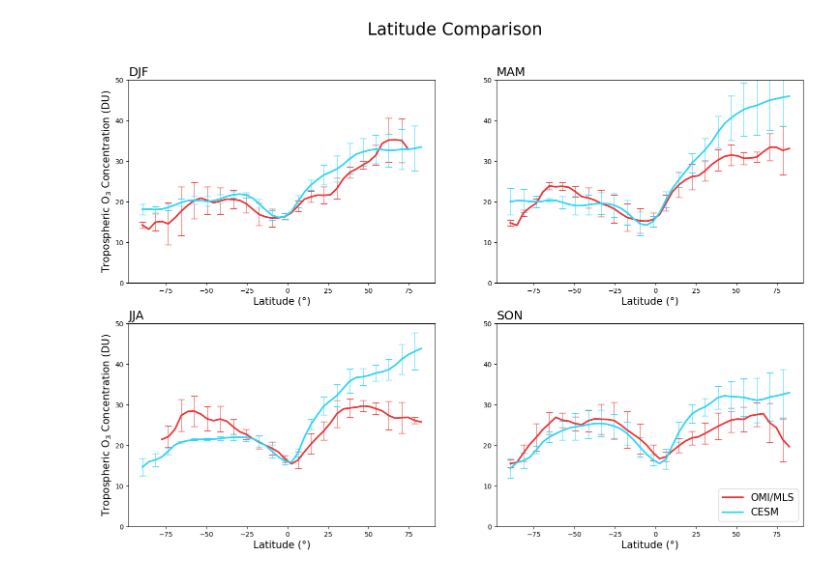
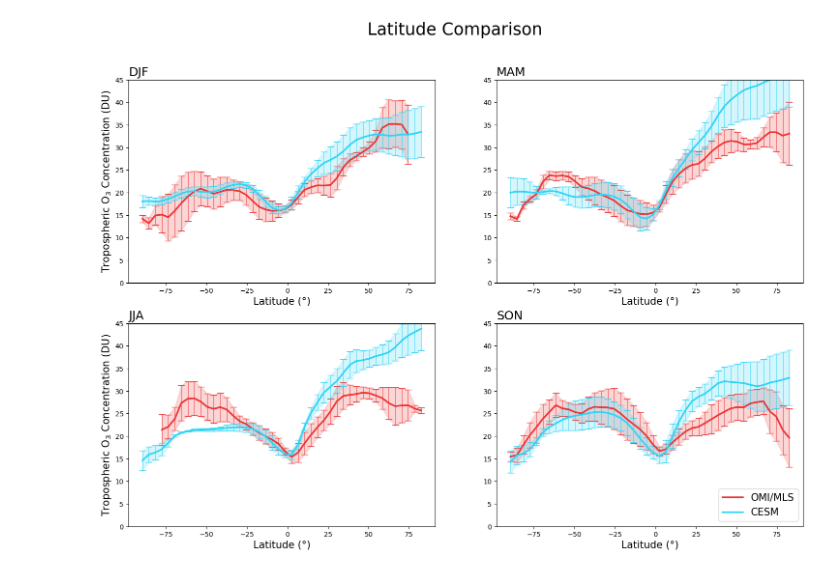
Before and after one commit to monikavc/SOARS_2025, a Jupyter notebook: Latitude_vs_Concentration.ipynb, the cells around one changed output. Cells and saved outputs as stored; diff of their text form; code cells hidden in the pictures.

Commit message:
More work on conversions and lat plot

```diff
--- a/Latitude_vs_Concentration.ipynb
+++ b/Latitude_vs_Concentration.ipynb
@@ -39,7 +39,7 @@ DU_CONVERSION = 2.69 * 10**16
 # %%
 ozone_column_seasonal = xr.dot(truncated_pdeldry, xp_const*truncated_ozone, dims='lev')
 # %%
-omi_mls_ds = xr.open_dataarray("/glade/u/home/mvoncyga/SOARS_2025/OMIMLS_300hpa_monthly_mean_2005_2024.nc")
+omi_mls_ds = xr.open_dataarray("/glade/u/home/mvoncyga/SOARS_2025/OMIMLS_300hpa_monthly_mean_2005_2024_full.nc")
 omi_mls_ds = omi_mls_ds.rename({'latitude': 'lat', 'longitude': 'lon'})
 
 # shifting lon to be 0-360
@@ -48,7 +48,10 @@ omi_mls_ds = omi_mls_ds.sortby('lon')
 # %%
 ozone_du_column_seasonal = ozone_column_seasonal.copy() / DU_CONVERSION
 # %%
-ozone_du_column_seasonal_regridded = ozone_du_column_seasonal.interp(coords=dict(lat=omi_mls_ds.lat, lon=omi_mls_ds.lon), method='linear')
+regridder = xe.Regridder(ozone_du_column_seasonal, omi_mls_ds, 'bilinear', periodic=True)
+ozone_du_column_seasonal_regridded = regridder(ozone_du_column_seasonal)
+
+#ozone_du_column_seasonal_regridded = ozone_du_column_seasonal.interp(coords=dict(lat=omi_mls_ds.lat, lon=omi_mls_ds.lon), method='linear')
 # %%
 from datetime import datetime
 
@@ -119,49 +141,60 @@ seasonal_list = ['DJF', 'JJA', 'MAM', 'SON']
 
 fig, ax = plt.subplots(ncols=2, nrows=2, figsize=(18,12))
 
+i=1
 ax[0][0].set_title(str(seasonal_list[0]), fontsize=18, loc='left')
 ax[0][0].set_ylabel("Tropospheric $\mathregular{O_3}$ Concentration (DU)", fontsize=15)
 ax[0][0].set_xlabel("Latitude (°)", fontsize=15)
-ax[0][0].errorbar(latitudes, binned_seasonal_omi_mls_mean[0], yerr=rmse_omi_mls[0], elinewidth=0.75, ecolor='#eb3434', fmt='none', capsize=5, errorevery=2)
-ax[0][0].errorbar(latitudes, binned_seasonal_cesm_regridded[0], yerr=rmse_cesm[0], elinewidth=0.75, ecolor='#2fd4f5', fmt='none', capsize=5, errorevery=2)
-ax[0][0].set_ylim(0,50)
+ax[0][0].errorbar(latitudes, binned_seasonal_omi_mls_mean[0], yerr=rmse_omi_mls[0], elinewidth=0.75, ecolor='#eb3434', fmt='none', capsize=5, errorevery=i)
+ax[0][0].errorbar(latitudes, binned_seasonal_cesm_regridded[0], yerr=rmse_cesm[0], elinewidth=0.75, ecolor='#2fd4f5', fmt='none', capsize=5, errorevery=i)
+ax[0][0].set_ylim(0,45)
 ax[0][0].plot(latitudes, binned_seasonal_omi_mls_mean[0], color='#eb3434', linewidth=2.5)
 ax[0][0].plot(latitudes, binned_seasonal_cesm_regridded[0], color='#2fd4f5', linewidth=2.5)
+
+ax[0][0].fill_between(latitudes, binned_seasonal_omi_mls_mean[0]-rmse_omi_mls[0], binned_seasonal_omi_mls_mean[0]+rmse_omi_mls[0], color='#eb3434', alpha=0.2)
+ax[0][0].fill_between(latitudes, binned_seasonal_cesm_regridded[0]-rmse_cesm[0], binned_seasonal_cesm_regridded[0]+rmse_cesm[0], color='#2fd4f5', alpha=0.2)
 
 
 ax[1][0].set_title(str(seasonal_list[1]), fontsize=18, loc='left')
 ax[1][0].set_ylabel("Tropospheric $\mathregular{O_3}$ Concentration (DU)", fontsize=15)
 ax[1][0].set_xlabel("Latitude (°)", fontsize=15)
-ax[1][0].errorbar(latitudes, binned_seasonal_omi_mls_mean[1], yerr=rmse_omi_mls[1], elinewidth=0.75, ecolor='#eb3434', fmt='none', capsize=5, errorevery=2)
-ax[1][0].errorbar(latitudes, binned_seasonal_cesm_regridded[1], yerr=rmse_cesm[1], elinewidth=0.75, ecolor='#2fd4f5', fmt='none', capsize=5, errorevery=2)
-ax[1][0].set_ylim(0,50)
+ax[1][0].errorbar(latitudes, binned_seasonal_omi_mls_mean[1], yerr=rmse_omi_mls[1], elinewidth=0.75, ecolor='#eb3434', fmt='none', capsize=5, errorevery=i)
+ax[1][0].errorbar(latitudes, binned_seasonal_cesm_regridded[1], yerr=rmse_cesm[1], elinewidth=0.75, ecolor='#2fd4f5', fmt='none', capsize=5, errorevery=i)
+ax[1][0].set_ylim(0,45)
 ax[1][0].plot(latitudes, binned_seasonal_omi_mls_mean[1], color='#eb3434', linewidth=2.5)
 ax[1][0].plot(latitudes, binned_seasonal_cesm_regridded[1], color='#2fd4f5', linewidth=2.5)
+
+ax[1][0].fill_between(latitudes, binned_seasonal_omi_mls_mean[1]-rmse_omi_mls[1], binned_seasonal_omi_mls_mean[1]+rmse_omi_mls[1], color='#eb3434', alpha=0.2)
+ax[1][0].fill_between(latitudes, binned_seasonal_cesm_regridded[1]-rmse_cesm[1], binned_seasonal_cesm_regridded[1]+rmse_cesm[1], color='#2fd4f5', alpha=0.2)
 
 
 ax[0][1].set_title(str(seasonal_list[2]), fontsize=18, loc='left')
 ax[0][1].set_xlabel("Latitude (°)", fontsize=15)
-ax[0][1].errorbar(latitudes, binned_seasonal_omi_mls_mean[2], yerr=rmse_omi_mls[2], elinewidth=0.75, ecolor='#eb3434', fmt='none', capsize=5, errorevery=2)
-ax[0][1].errorbar(latitudes, binned_seasonal_cesm_regridded[2], yerr=rmse_cesm[2], elinewidth=0.75, ecolor='#2fd4f5', fmt='none', capsize=5, errorevery=2)
-ax[0][1].set_ylim(0,50)
+ax[0][1].errorbar(latitudes, binned_seasonal_omi_mls_mean[2], yerr=rmse_omi_mls[2], elinewidth=0.75, ecolor='#eb3434', fmt='none', capsize=5, errorevery=i)
+ax[0][1].errorbar(latitudes, binned_seasonal_cesm_regridded[2], yerr=rmse_cesm[2], elinewidth=0.75, ecolor='#2fd4f5', fmt='none', capsize=5, errorevery=i)
+ax[0][1].set_ylim(0,45)
 ax[0][1].plot(latitudes, binned_seasonal_omi_mls_mean[2], color='#eb3434', linewidth=2.5)
 ax[0][1].plot(latitudes, binned_seasonal_cesm_regridded[2], color='#2fd4f5', linewidth=2.5)
+ax[0][1].fill_between(latitudes, binned_seasonal_omi_mls_mean[2]-rmse_omi_mls[2], binned_seasonal_omi_mls_mean[2]+rmse_omi_mls[2], color='#eb3434', alpha=0.2)
+ax[0][1].fill_between(latitudes, binned_seasonal_cesm_regridded[2]-rmse_cesm[2], binned_seasonal_cesm_regridded[2]+rmse_cesm[2], color='#2fd4f5', alpha=0.2)
 
 
 ax[1][1].set_title(str(seasonal_list[3]), fontsize=18, loc='left')
 ax[1][1].set_xlabel("Latitude (°)", fontsize=15)
-ax[1][1].errorbar(latitudes, binned_seasonal_omi_mls_mean[3], yerr=rmse_omi_mls[3], elinewidth=0.75, ecolor='#eb3434', fmt='none', capsize=5, errorevery=2)
-ax[1][1].errorbar(latitudes, binned_seasonal_cesm_regridded[3], yerr=rmse_cesm[3], elinewidth=0.75, ecolor='#2fd4f5', fmt='none', capsize=5, errorevery=2)
-ax[1][1].set_ylim(0,50)
+ax[1][1].errorbar(latitudes, binned_seasonal_omi_mls_mean[3], yerr=rmse_omi_mls[3], elinewidth=0.75, ecolor='#eb3434', fmt='none', capsize=5, errorevery=i)
+ax[1][1].errorbar(latitudes, binned_seasonal_cesm_regridded[3], yerr=rmse_cesm[3], elinewidth=0.75, ecolor='#2fd4f5', fmt='none', capsize=5, errorevery=i)
+ax[1][1].set_ylim(0,45)
 ax[1][1].plot(latitudes, binned_seasonal_omi_mls_mean[3], color='#eb3434', linewidth=2.5)
 ax[1][1].plot(latitudes, binned_seasonal_cesm_regridded[3], color='#2fd4f5', linewidth=2.5)
+ax[1][1].fill_between(latitudes, binned_seasonal_omi_mls_mean[3]-rmse_omi_mls[3], binned_seasonal_omi_mls_mean[3]+rmse_omi_mls[3], color='#eb3434', alpha=0.2)
+ax[1][1].fill_between(latitudes, binned_seasonal_cesm_regridded[3]-rmse_cesm[3], binned_seasonal_cesm_regridded[3]+rmse_cesm[3], color='#2fd4f5', alpha=0.2)
 
 fig.suptitle('Latitude Comparison', fontsize=25)
 plt.legend(['OMI/MLS', 'CESM'], loc='lower right', prop={'size':  15})
 
 
 
 plt.savefig("figures/Latitude_Comparison")
 plt.show()
 # %% [output]
-[figure, old version]
+[figure, new version]
```
Also changed, not shown: parts of 2 cells of this notebook, 26 other files.
